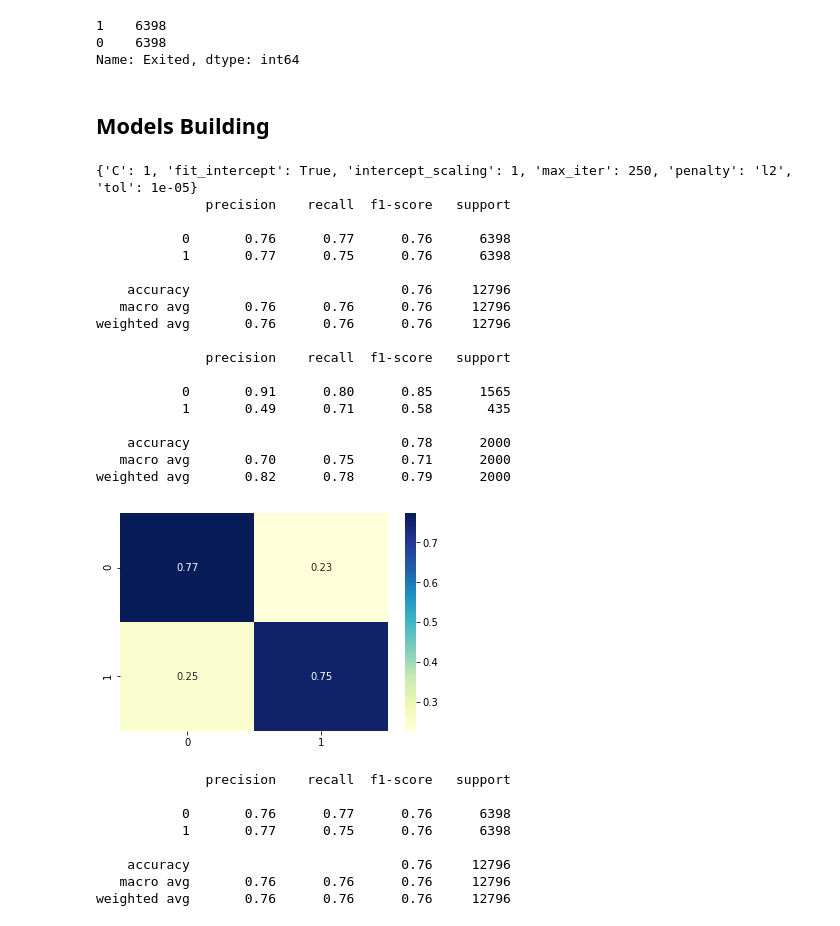
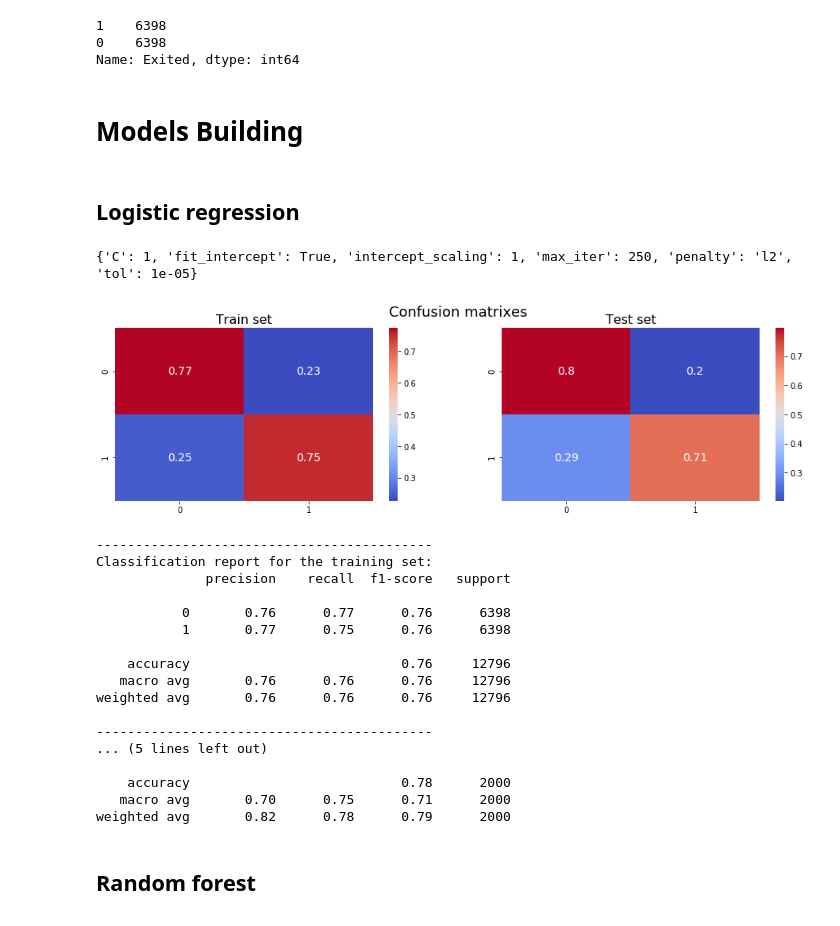
Before and after one commit to Moutoussamy/BankCustomersChurnPred, a Jupyter notebook: BankCustomersChurnPred.ipynb, the cells around one changed output. Saved outputs shown, nothing was run; the diff lists cells and outputs as text; code cells hidden in the pictures.

```diff
--- a/BankCustomersChurnPred.ipynb
+++ b/BankCustomersChurnPred.ipynb
@@ -469,7 +503,9 @@ y_train.value_counts()
 0    6398
 Name: Exited, dtype: int64
 # %% [markdown]
-## Models Building
+# Models Building
+# %% [markdown]
+## Logistic regression
 # %%
 param_grid = {'C': [0.1,0.5,1,10,50,100],
               'max_iter': [250],
@@ -488,46 +524,34 @@ print(lr_Grid.best_params_)
 # Fit primal logistic regression
 lr_best = LogisticRegression(C=0.5, class_weight=None, dual=False, fit_intercept=True,intercept_scaling=1, max_iter=250, multi_class='multinomial',n_jobs=None,
                                 penalty='l2', random_state=None, solver='lbfgs',tol=1e-05, verbose=0, warm_start=False)
-
-
-
-
-
-lr_best.fit(X_train,y_train)
-y_pred_train = lr_best.predict(X_train)
-y_pred_test = lr_best.predict(X_test)
-
-
-print(classification_report(y_train,y_pred_train))
-print(classification_report(y_test,y_pred_test))
-
-ModelAssessment(y_train,y_pred_train)
 # %% [output]
 {'C': 1, 'fit_intercept': True, 'intercept_scaling': 1, 'max_iter': 250, 'penalty': 'l2', 'tol': 1e-05}
-              precision    recall  f1-score   support
-
-           0       0.76      0.77      0.76      6398
-           1       0.77      0.75      0.76      6398
-
-    accuracy                           0.76     12796
-   macro avg       0.76      0.76      0.76     12796
-weighted avg       0.76      0.76      0.76     12796
-
-              precision    recall  f1-score   support
-
-           0       0.91      0.80      0.85      1565
-           1       0.49      0.71      0.58       435
-
-    accuracy                           0.78      2000
-   macro avg       0.70      0.75      0.71      2000
-weighted avg       0.82      0.78      0.79      2000
-[figure, removed]
-              precision    recall  f1-score   support
-
-           0       0.76      0.77      0.76      6398
-           1       0.77      0.75      0.76      6398
-
-    accuracy                           0.76     12796
-   macro avg       0.76      0.76      0.76     12796
-weighted avg       0.76      0.76      0.76     12796
+# %%
+lr_best.fit(X_train,y_train)
+y_pred_train = lr_best.predict(X_train)
+y_pred_test = lr_best.predict(X_test)
+
+
+ModelAssessment(y_train,y_pred_train,y_test,y_pred_test)
+# %% [output]
+[figure, added]
+-------------------------------------------
+Classification report for the training set:
+              precision    recall  f1-score   support
+
+           0       0.76      0.77      0.76      6398
+           1       0.77      0.75      0.76      6398
+
+    accuracy                           0.76     12796
+   macro avg       0.76      0.76      0.76     12796
+weighted avg       0.76      0.76      0.76     12796
+
+-------------------------------------------
+... (5 lines left out)
+
+    accuracy                           0.78      2000
+   macro avg       0.70      0.75      0.71      2000
+weighted avg       0.82      0.78      0.79      2000
+# %% [markdown]
+## Random forest
 # %%
```
Also changed, not shown: parts of 20 cells of this notebook.
